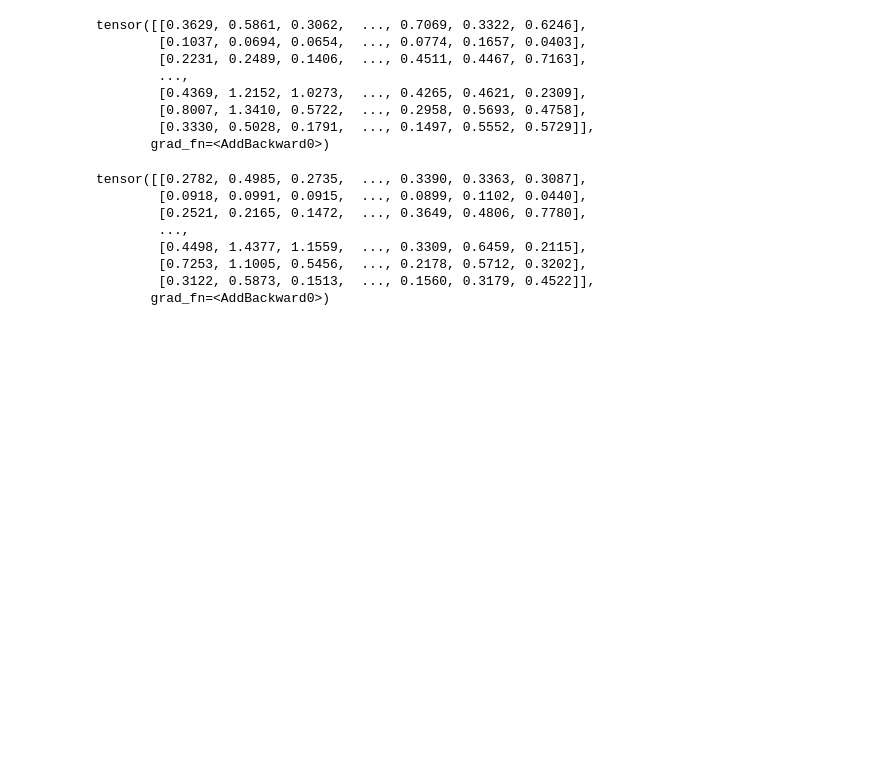
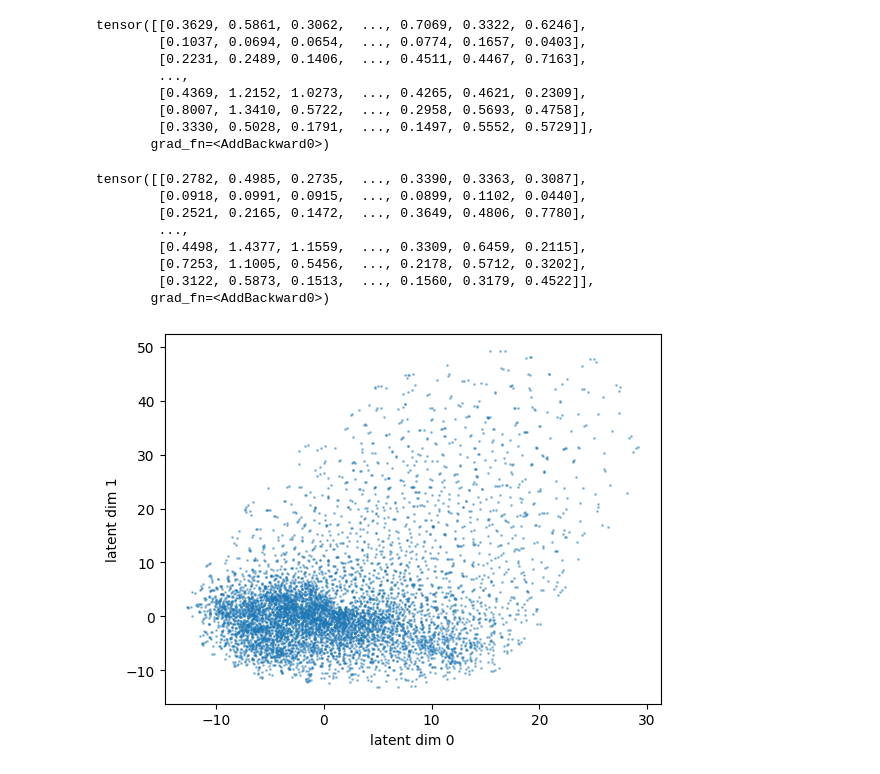
Before and after one commit to NathanSoeding/sensorium, a Jupyter notebook: small_readout_vectors/recon_loss.ipynb, the cells around one changed output. Saved outputs shown, nothing was run; the diff lists cells and outputs as text; code cells hidden in the pictures; blank space fills up the shorter version.

Commit message:
latent dim 2 reconstruction loss autoencoder

```diff
--- a/small_readout_vectors/recon_loss.ipynb
+++ b/small_readout_vectors/recon_loss.ipynb
@@ -68,7 +68,7 @@ features = checkpoint['readout.23343-5-17._features']
 features = features.squeeze().permute(1, 0).detach()
 # %%
 hidden_dims = 1024
-hidden_layers = 5
+hidden_layers = 6
 hidden_dims = [hidden_dims] * hidden_layers
 autoencoder = Autoenc(64, 2, hidden_dims, batch_norm=True)
 autoencoder.to(device)
@@ -178,3 +178,14 @@ tensor([[0.2782, 0.4985, 0.2735,  ..., 0.3390, 0.3363, 0.3087],
         [0.7253, 1.1005, 0.5456,  ..., 0.2178, 0.5712, 0.3202],
         [0.3122, 0.5873, 0.1513,  ..., 0.1560, 0.3179, 0.4522]],
        grad_fn=<AddBackward0>)
+# %%
+autoencoder.to(device)
+with torch.no_grad():
+    latent_rep = autoencoder.encoder(features).detach().cpu().numpy()
+# %%
+plt.scatter(latent_rep[:, 0], latent_rep[:, 1], s=1, alpha=0.4)
+plt.xlabel('latent dim 0')
+plt.ylabel('latent dim 1')
+plt.show()
+# %% [output]
+[figure, added]
```
Also changed, not shown: parts of 3 cells of this notebook.
